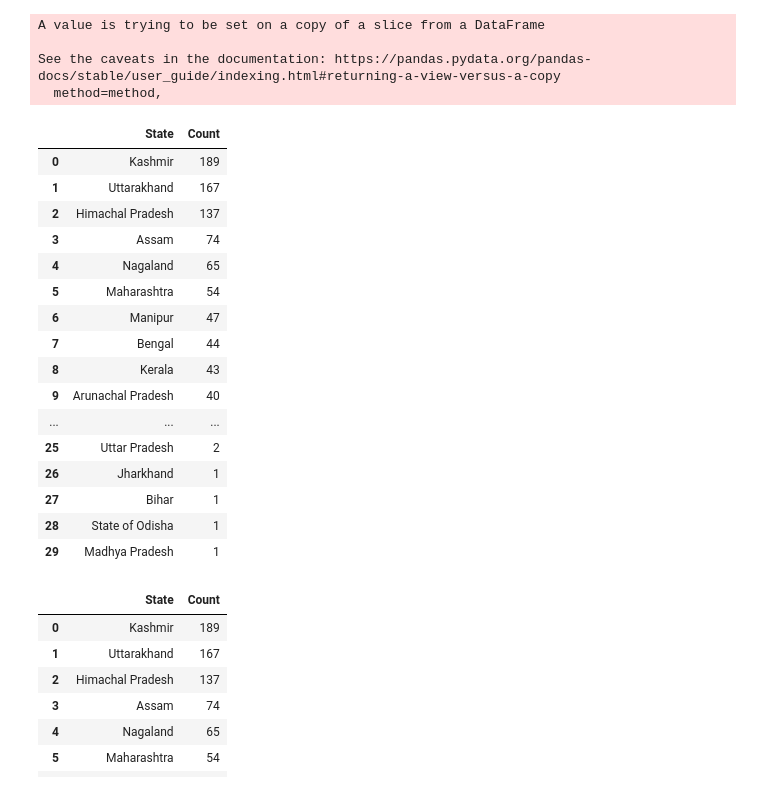
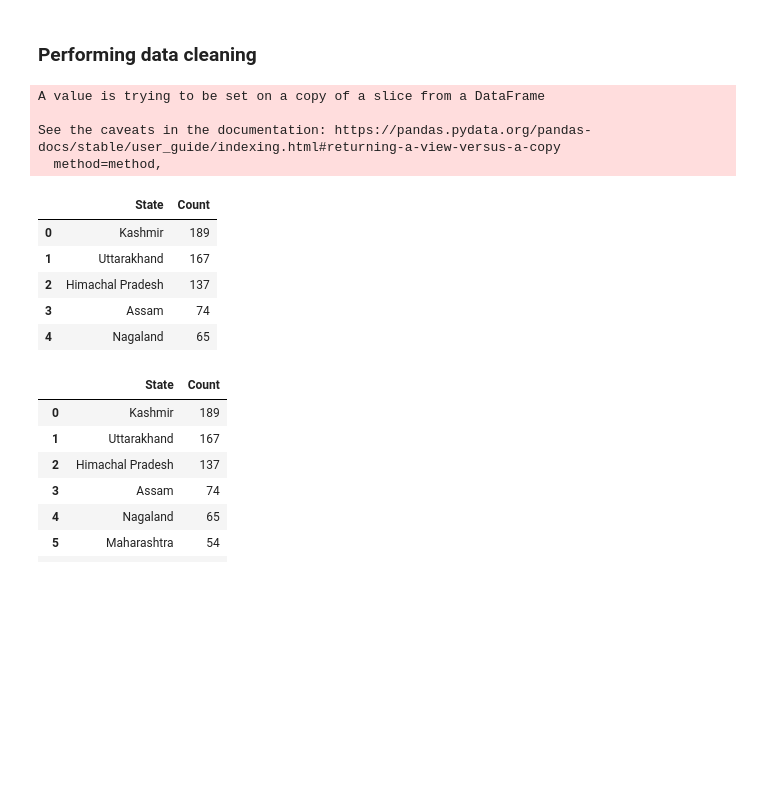
Before and after one commit to rishisinhanj/India-Data-Visualization, a Jupyter notebook: New Landslide.ipynb, the cells around one changed output. Drawn from its saved outputs; the diff is of its cells as text; code cells hidden in the pictures; blank space fills up the shorter version.

```diff
--- a/New Landslide.ipynb
+++ b/New Landslide.ipynb
@@ -46,6 +48,8 @@ ls_df = df
 ls_df = ls_df.dropna(axis=0, subset=['admin_division_name'])
+# %% [markdown]
+### Performing data cleaning
 # %%
-ls_df["admin_division_name"].replace("Nāgāland", "Nagaland",inplace = True)
+ls_df["admin_division_name"].replace("Nāgāland", "Nagaland",inplace = True)  = new_val
 ls_df["admin_division_name"].replace("Meghālaya", "Meghalaya",inplace = True)
 ls_df["admin_division_name"].replace("Tamil Nādu", "Tamil Nadu",inplace = True)
 ls_df["admin_division_name"].replace("Karnātaka", "Karnataka",inplace = True)
@@ -64,21 +68,10 @@ state_df.columns = ['State', 'Count']
 # %%
-state_df
+state_df.head()
 # %% [output]
 |  | State | Count |
 | 0 | Kashmir | 189 |
 | 1 | Uttarakhand | 167 |
 | 2 | Himachal Pradesh | 137 |
 | 3 | Assam | 74 |
 | 4 | Nagaland | 65 |
-| 5 | Maharashtra | 54 |
-| 6 | Manipur | 47 |
-| 7 | Bengal | 44 |
-| 8 | Kerala | 43 |
-| 9 | Arunachal Pradesh | 40 |
-| ... | ... | ... |
-| 25 | Uttar Pradesh | 2 |
-| 26 | Jharkhand | 1 |
-| 27 | Bihar | 1 |
-| 28 | State of Odisha | 1 |
-| 29 | Madhya Pradesh | 1 |
 # %%
```
Also changed, not shown: parts of 41 cells of this notebook, 1 other file.
